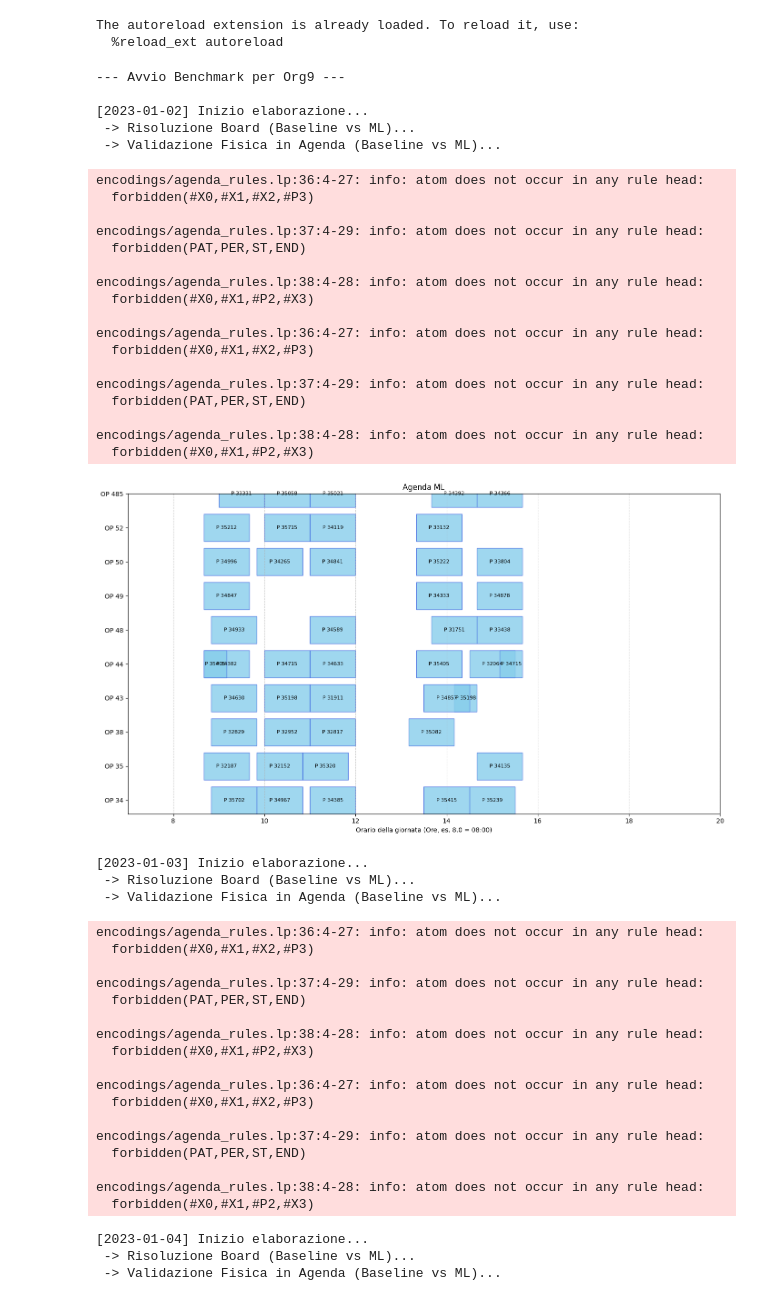
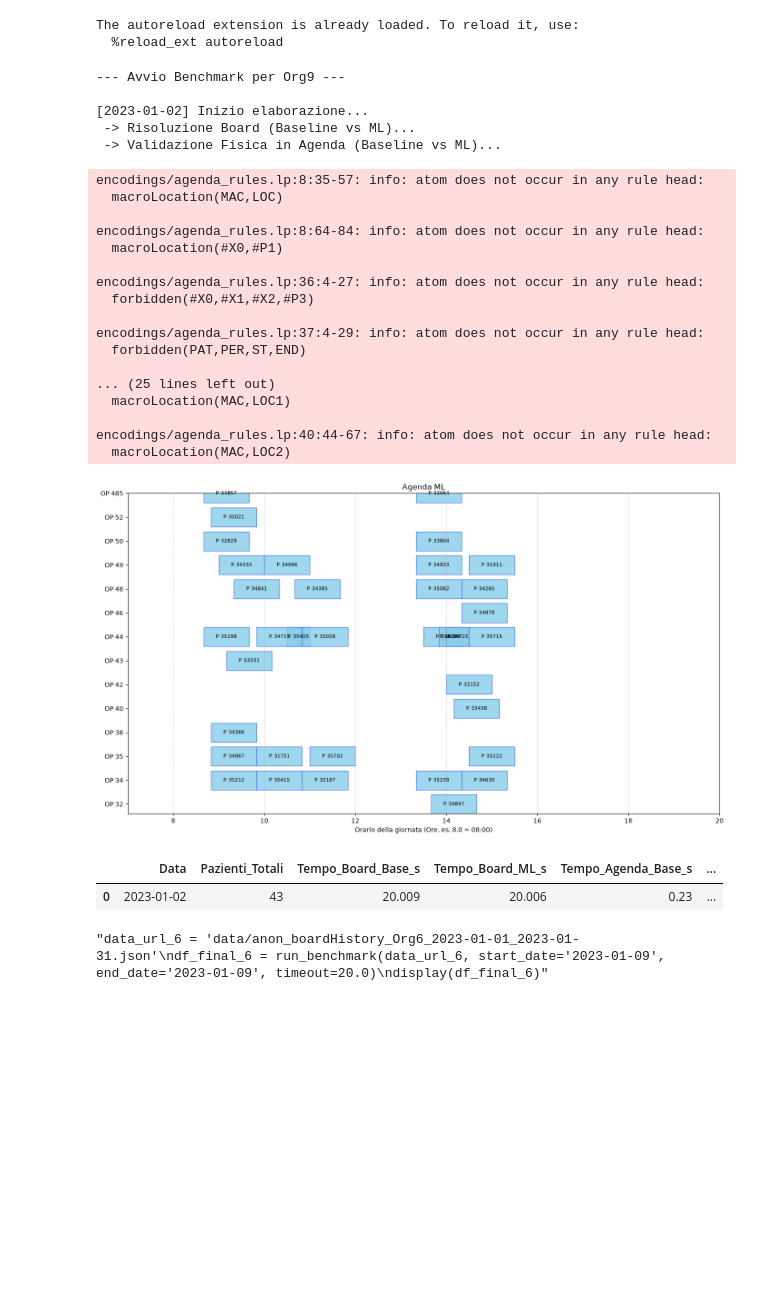
Before and after one commit to aldogioia/rehabilitation-scheduling-problem, a Jupyter notebook: notebooks/experiments.ipynb, the cells around one changed output. Drawn from its saved outputs; the diff is of its cells as text; code cells hidden in the pictures; blank space fills up the shorter version.

```diff
--- a/notebooks/experiments.ipynb
+++ b/notebooks/experiments.ipynb
@@ -46,7 +46,7 @@ def predict_daily_affinities(json_path, target_date, org_name, output_ml_facts="
         return False, None
 
     # Preprocessing Identico al Training
-    cat_cols = df_today.select_dtypes(include=['object', 'category']).columns.tolist()
+    cat_cols = df_today.select_dtypes(include=['object', 'category', 'str']).columns.tolist()
     cols_to_encode = [c for c in cat_cols if c not in ['operator_id', 'patient_id']]
     df_encoded = pd.get_dummies(df_today, columns=cols_to_encode, drop_first=True, dtype=int)
 
@@ -357,64 +357,44 @@ def run_benchmark(json_path, start_date, end_date, timeout=20.0):
                 agenda_ml["sessions"],
                 agenda_ml["starts"],
                 agenda_ml["lengths"],
                 title="Agenda ML"
             )
 
     df_results = pd.DataFrame(results)
     df_results.to_csv(f"results/final_benchmark_{org_name}.csv", index=False)
     return df_results
 
 data_url_9 = 'data/anon_boardHistory_Org9_2023-01-01_2023-01-31.json'
-df_final_9 = run_benchmark(data_url_9, start_date='2023-01-02', end_date='2023-01-16', timeout=20.0)
+df_final_9 = run_benchmark(data_url_9, start_date='2023-01-02', end_date='2023-01-02', timeout=20.0)
 display(df_final_9)
 
 '''data_url_6 = 'data/anon_boardHistory_Org6_2023-01-01_2023-01-31.json'
 df_final_6 = run_benchmark(data_url_6, start_date='2023-01-09', end_date='2023-01-09', timeout=20.0)
 display(df_final_6)'''
 # %% [output]
 --- Avvio Benchmark per Org9 ---
 
 [2023-01-02] Inizio elaborazione...
  -> Risoluzione Board (Baseline vs ML)...
  -> Validazione Fisica in Agenda (Baseline vs ML)...
-encodings/agenda_rules.lp:36:4-27: info: atom does not occur in any rule head:
-  forbidden(#X0,#X1,#X2,#P3)
+encodings/agenda_rules.lp:8:35-57: info: atom does not occur in any rule head:
+  macroLocation(MAC,LOC)
 
-encodings/agenda_rules.lp:37:4-29: info: atom does not occur in any rule head:
-  forbidden(PAT,PER,ST,END)
-
-encodings/agenda_rules.lp:38:4-28: info: atom does not occur in any rule head:
-  forbidden(#X0,#X1,#P2,#X3)
+encodings/agenda_rules.lp:8:64-84: info: atom does not occur in any rule head:
+  macroLocation(#X0,#P1)
 
 encodings/agenda_rules.lp:36:4-27: info: atom does not occur in any rule head:
   forbidden(#X0,#X1,#X2,#P3)
 
 encodings/agenda_rules.lp:37:4-29: info: atom does not occur in any rule head:
   forbidden(PAT,PER,ST,END)
 
-encodings/agenda_rules.lp:38:4-28: info: atom does not occur in any rule head:
-  forbidden(#X0,#X1,#P2,#X3)
+... (25 lines left out)
+  macroLocation(MAC,LOC1)
+
+encodings/agenda_rules.lp:40:44-67: info: atom does not occur in any rule head:
+  macroLocation(MAC,LOC2)
-[figure, old version]
+[figure, new version]
+|  | Data | Pazienti_Totali | Tempo_Board_Base_s | Tempo_Board_ML_s | Tempo_Agenda_Base_s | ... |
+| 0 | 2023-01-02 | 43 | 20.009 | 20.006 | 0.23 | ... |
-[2023-01-03] Inizio elaborazione...
- -> Risoluzione Board (Baseline vs ML)...
- -> Validazione Fisica in Agenda (Baseline vs ML)...
+"data_url_6 = 'data/anon_boardHistory_Org6_2023-01-01_2023-01-31.json'\ndf_final_6 = run_benchmark(data_url_6, start_date='2023-01-09', end_date='2023-01-09', timeout=20.0)\ndisplay(df_final_6)"
-encodings/agenda_rules.lp:36:4-27: info: atom does not occur in any rule head:
-  forbidden(#X0,#X1,#X2,#P3)
-
-encodings/agenda_rules.lp:37:4-29: info: atom does not occur in any rule head:
-  forbidden(PAT,PER,ST,END)
-
-encodings/agenda_rules.lp:38:4-28: info: atom does not occur in any rule head:
-  forbidden(#X0,#X1,#P2,#X3)
-
-encodings/agenda_rules.lp:36:4-27: info: atom does not occur in any rule head:
-  forbidden(#X0,#X1,#X2,#P3)
-
-encodings/agenda_rules.lp:37:4-29: info: atom does not occur in any rule head:
-  forbidden(PAT,PER,ST,END)
-
-encodings/agenda_rules.lp:38:4-28: info: atom does not occur in any rule head:
-  forbidden(#X0,#X1,#P2,#X3)
-[2023-01-04] Inizio elaborazione...
- -> Risoluzione Board (Baseline vs ML)...
- -> Validazione Fisica in Agenda (Baseline vs ML)...
```
Also changed, not shown: parts of 1 cell of this notebook, 5 other files.
